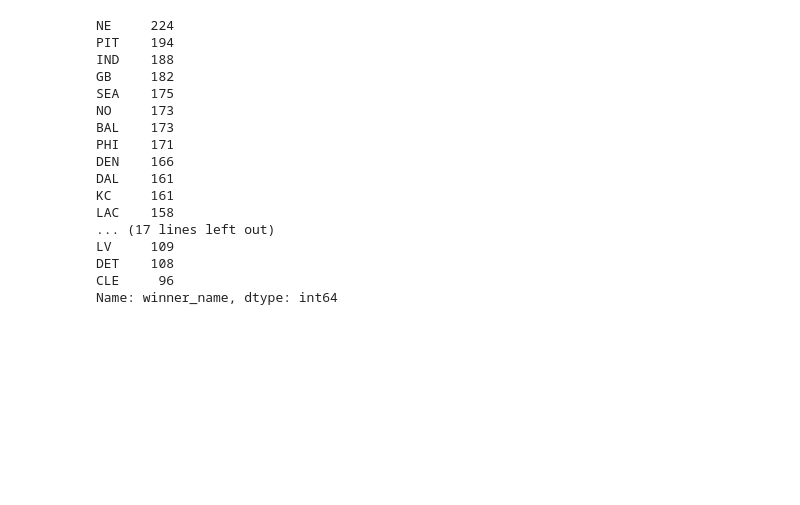
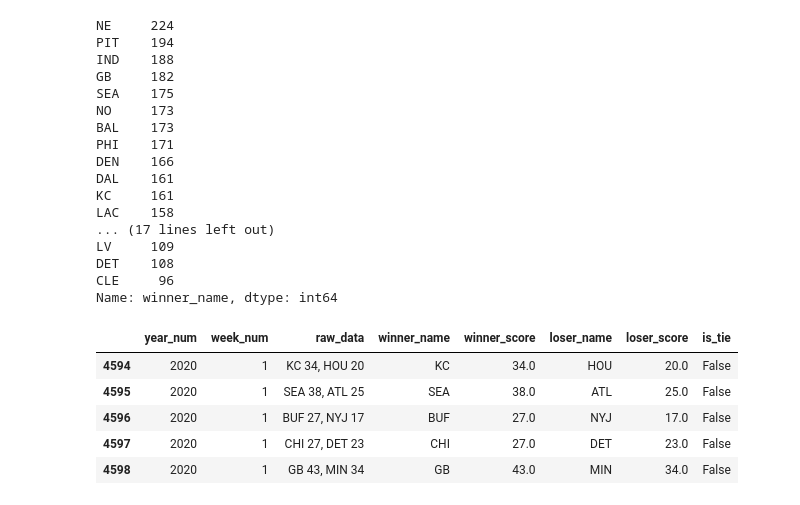
Before and after one commit to eonofrey/nfl_elo, a Jupyter notebook: nfl_elos.ipynb, the cells around one changed output. Saved outputs shown, nothing was run; the diff lists cells and outputs as text; code cells hidden in the pictures; blank space fills up the shorter version.

```diff
--- a/nfl_elos.ipynb
+++ b/nfl_elos.ipynb
@@ -188,3 +188,17 @@ LV     109
 DET    108
 CLE     96
 Name: winner_name, dtype: int64
+# %%
+df[df['winner_name'].isnull()]
+
+df.dropna(inplace=True)
+# %%
+df2020 = df[df.year_num == 2020]
+df2020.head()
+# %% [output]
+|  | year_num | week_num | raw_data | winner_name | winner_score | loser_name | loser_score | is_tie |
+| 4594 | 2020 | 1 | KC 34, HOU 20 | KC | 34.0 | HOU | 20.0 | False |
+| 4595 | 2020 | 1 | SEA 38, ATL 25 | SEA | 38.0 | ATL | 25.0 | False |
+| 4596 | 2020 | 1 | BUF 27, NYJ 17 | BUF | 27.0 | NYJ | 17.0 | False |
+| 4597 | 2020 | 1 | CHI 27, DET 23 | CHI | 27.0 | DET | 23.0 | False |
+| 4598 | 2020 | 1 | GB 43, MIN 34 | GB | 43.0 | MIN | 34.0 | False |
```
Also changed, not shown: parts of 3 cells of this notebook.
